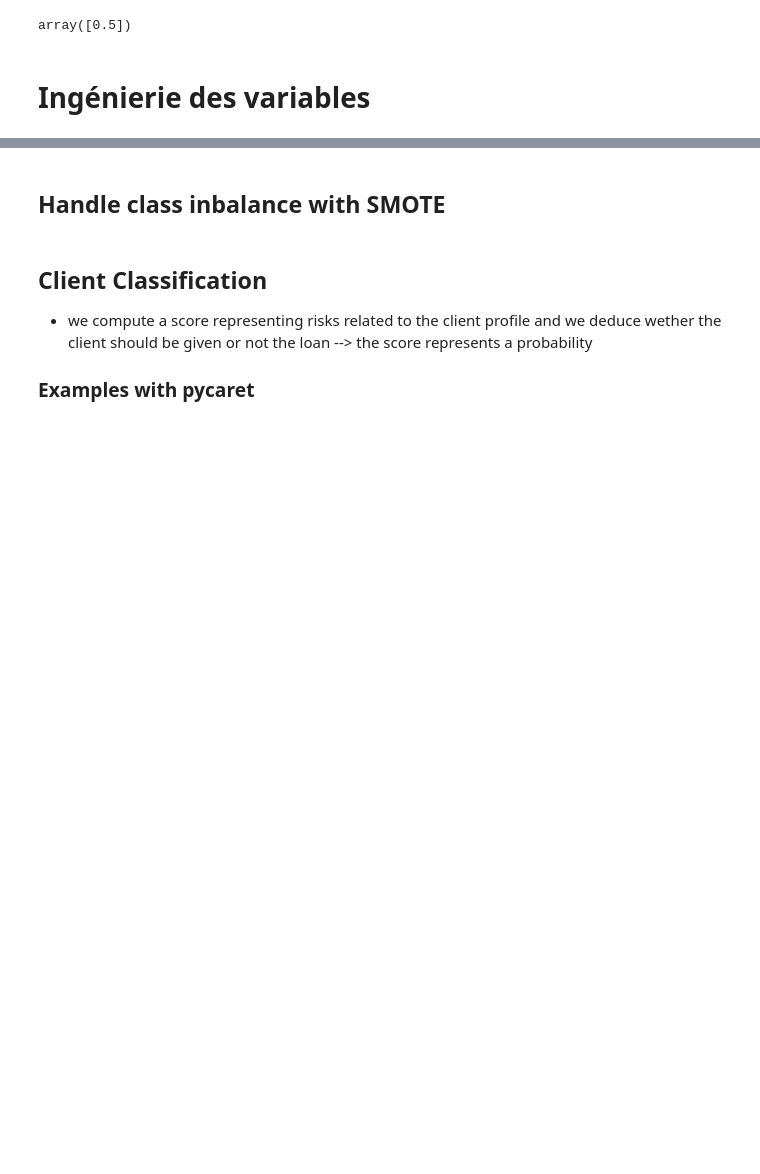
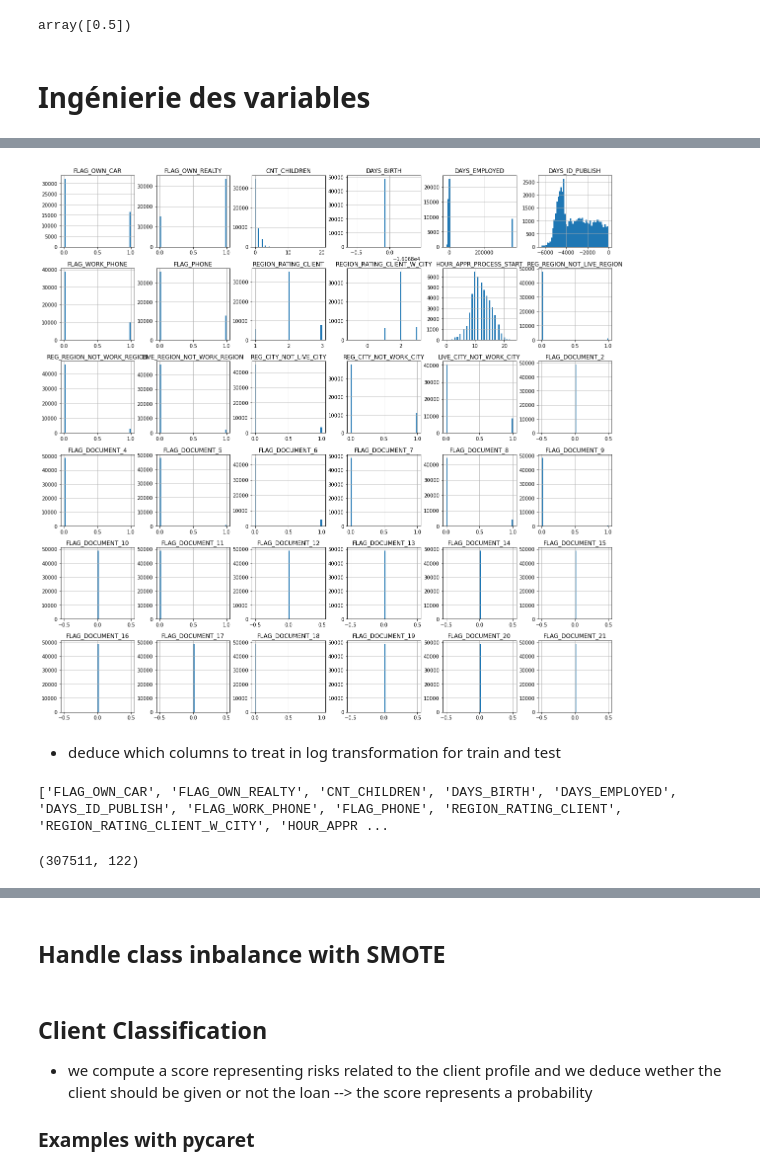
Before and after one commit to a-olfa/P7_OC, a Jupyter notebook: projet7_pretraitement_modelisation.ipynb, the cells around one changed output, grey strips where cells are left out. Drawn from its saved outputs; the diff is of its cells as text; code cells hidden in the pictures; blank space fills up the shorter version.

```diff
--- a/projet7_pretraitement_modelisation.ipynb
+++ b/projet7_pretraitement_modelisation.ipynb
@@ -838,0 +772,7 @@ test_ = KNN_imputer_n(test[numerical], 5 , numerical)
+# %%
+test[get_numerical_categorical(test)[0]].hist(bins=50, figsize= (20,20))
+plt.show()
+# %% [output]
+[figure, added]
+# %% [markdown]
+* deduce which columns to treat in log transformation for train and test
@@ -838,0 +786,4 @@ test_ = KNN_imputer_n(test[numerical], 5 , numerical)
+# %%
+print(get_numerical_categorical(test)[0])
+# %% [output]
+['FLAG_OWN_CAR', 'FLAG_OWN_REALTY', 'CNT_CHILDREN', 'DAYS_BIRTH', 'DAYS_EMPLOYED', 'DAYS_ID_PUBLISH', 'FLAG_WORK_PHONE', 'FLAG_PHONE', 'REGION_RATING_CLIENT', 'REGION_RATING_CLIENT_W_CITY', 'HOUR_APPR ...
@@ -838,0 +795,4 @@ test_ = KNN_imputer_n(test[numerical], 5 , numerical)
+# %%
+train.shape
+# %% [output]
+(307511, 122)
```
Also changed, not shown: parts of 100 cells of this notebook, 3 other files.
